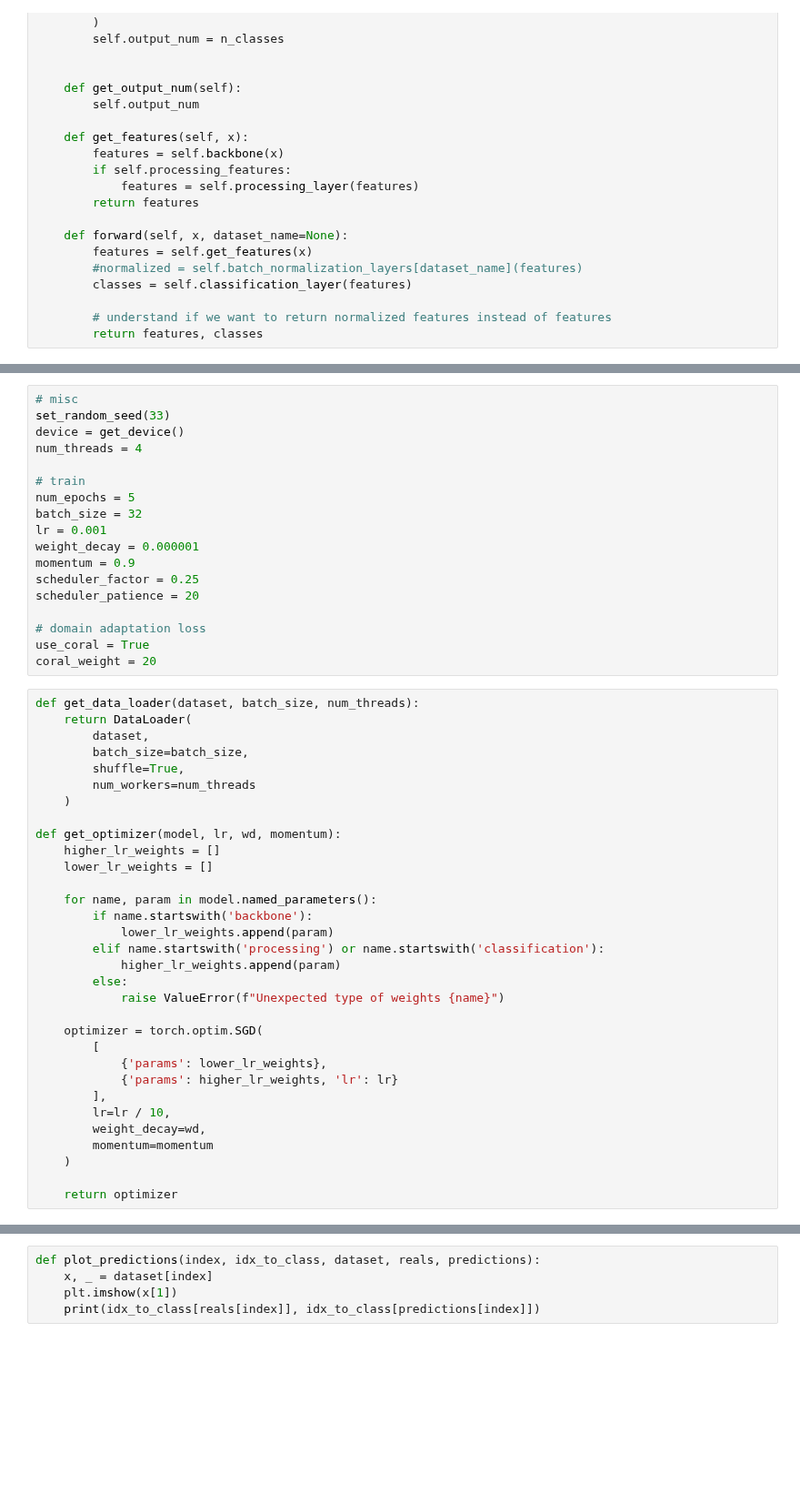
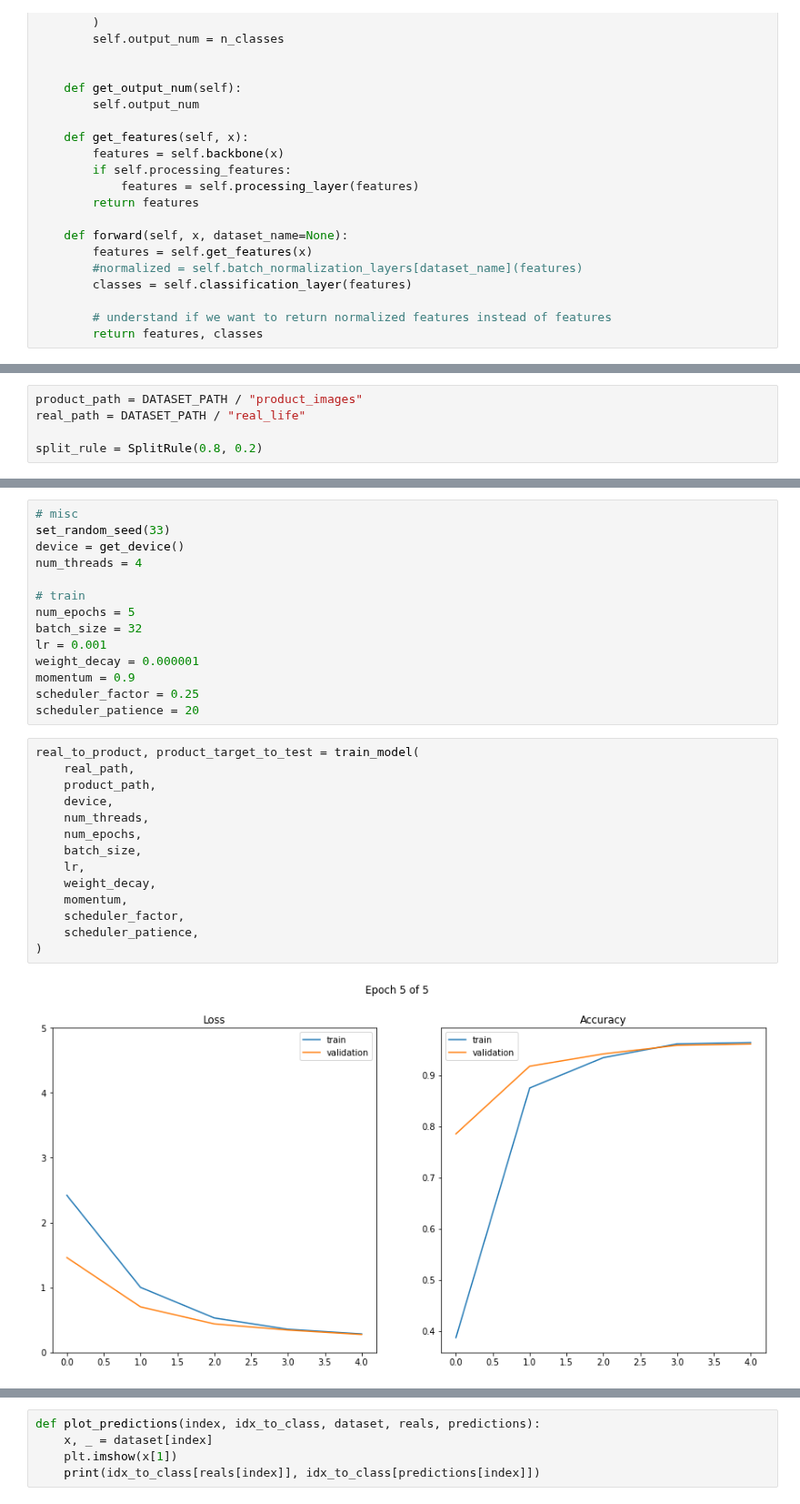
Before and after one commit to fedeizzo/domain-adaptation, a Jupyter notebook: project.ipynb, the cells around one changed output, grey strips where cells are left out. Shown at 91% size. Cells and saved outputs as stored; diff of their text form; blank space fills up the shorter version.

```diff
--- a/project.ipynb
+++ b/project.ipynb
@@ -294,0 +425,5 @@ len(train_dataset), len(validation_dataset), len(test_dataset), len(target_train
+# %%
+product_path = DATASET_PATH / "product_images"
+real_path = DATASET_PATH / "real_life"
+
+split_rule = SplitRule(0.8, 0.2)
@@ -312,40 +570,20 @@ weight_decay = 0.000001
 momentum = 0.9
 scheduler_factor = 0.25
 scheduler_patience = 20
-
-# domain adaptation loss
-use_coral = True
-coral_weight = 20
-# %%
-def get_data_loader(dataset, batch_size, num_threads):
-    return DataLoader(
-        dataset,
-        batch_size=batch_size,
-        shuffle=True,
-        num_workers=num_threads
-    )
-
-def get_optimizer(model, lr, wd, momentum):
-    higher_lr_weights = []
-    lower_lr_weights = []
-
-    for name, param in model.named_parameters():
-        if name.startswith('backbone'):
-            lower_lr_weights.append(param)
-        elif name.startswith('processing') or name.startswith('classification'):
-            higher_lr_weights.append(param)
-        else:
-            raise ValueError(f"Unexpected type of weights {name}")
-
-    optimizer = torch.optim.SGD(
-        [
-            {'params': lower_lr_weights},
-            {'params': higher_lr_weights, 'lr': lr}
-        ],
-        lr=lr / 10,
-        weight_decay=wd,
-        momentum=momentum
-    )
-
-    return optimizer
+# %%
+real_to_product, product_target_to_test = train_model(
+    real_path,
+    product_path,
+    device,
+    num_threads,
+    num_epochs,
+    batch_size,
+    lr,
+    weight_decay,
+    momentum,
+    scheduler_factor,
+    scheduler_patience,
+)
+# %% [output]
+[figure, added]
 # %%
```
Also changed, not shown: parts of 42 cells of this notebook.
